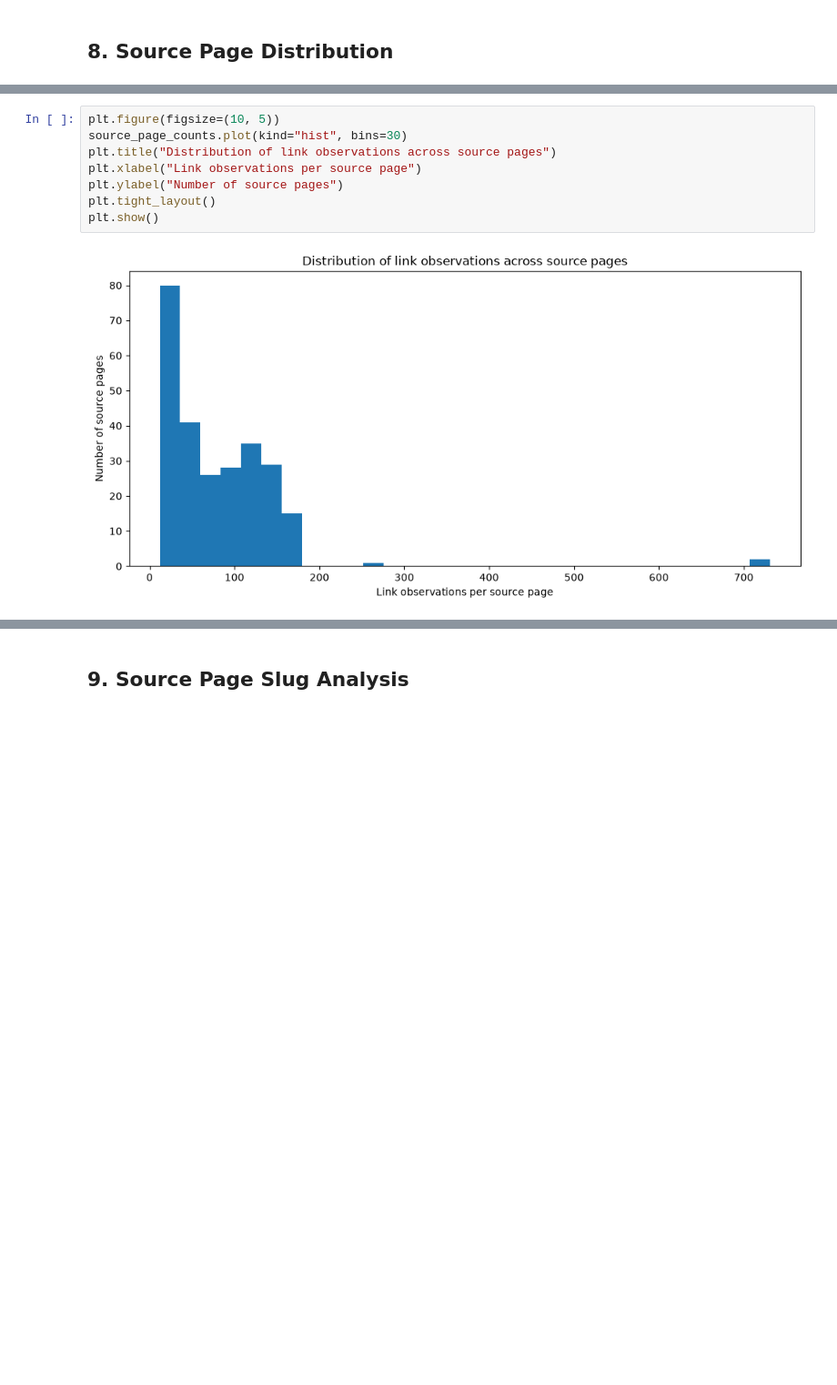
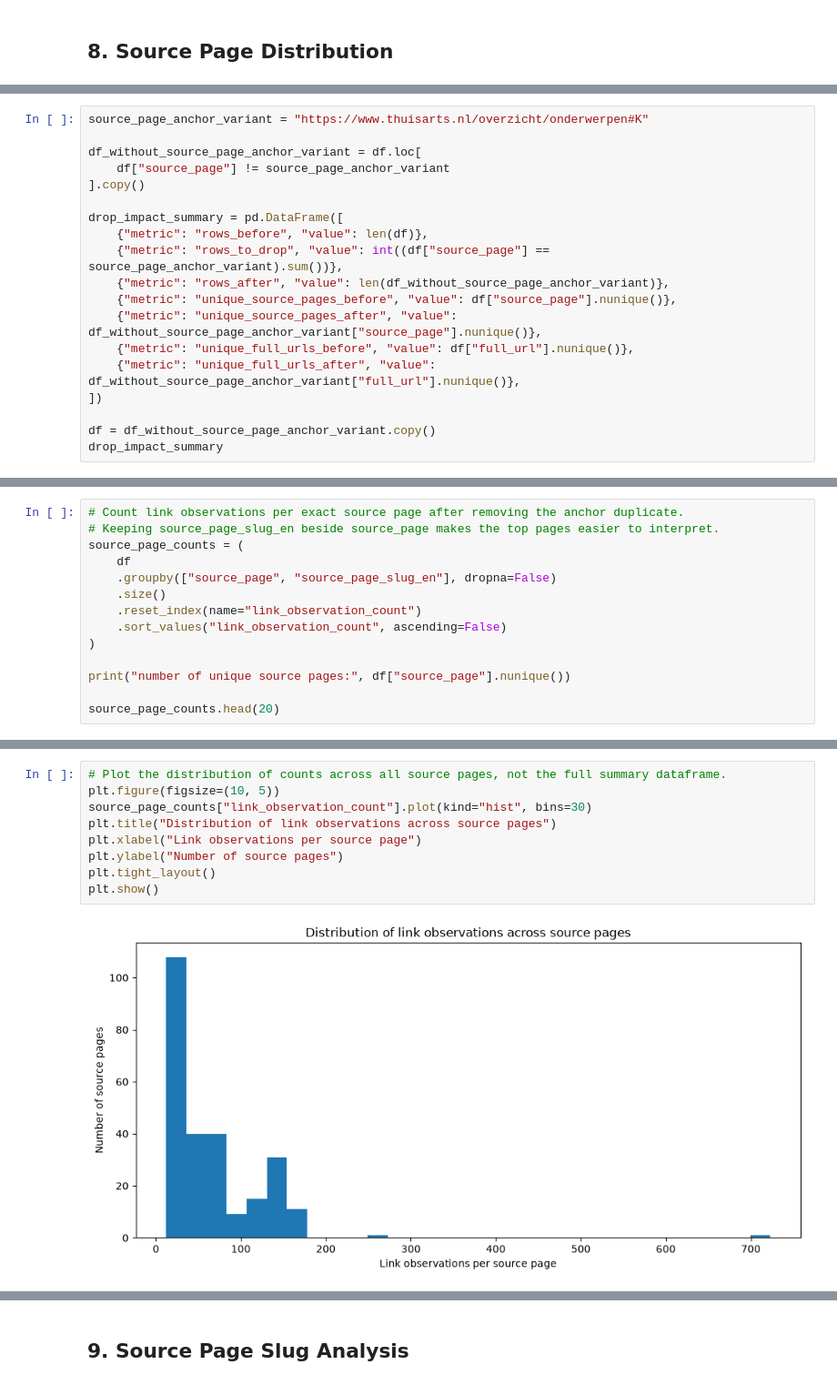
Before and after one commit to MosElAgab/Cancer-Support-Netherlands-CSN, a Jupyter notebook: new/notebooks/C_discovered_links_analysis.ipynb, the cells around one changed output, grey strips where cells are left out. Shown at 91% size. Drawn from its saved outputs; the diff is of its cells as text; blank space fills up the shorter version.

Commit message:
improves C_discovered_links_analysis

```diff
--- a/new/notebooks/C_discovered_links_analysis.ipynb
+++ b/new/notebooks/C_discovered_links_analysis.ipynb
@@ -168,0 +312,19 @@ Name: count, dtype: int64
+# %%
+source_page_anchor_variant = "https://www.thuisarts.nl/overzicht/onderwerpen#K"
+
+df_without_source_page_anchor_variant = df.loc[
+    df["source_page"] != source_page_anchor_variant
+].copy()
+
+drop_impact_summary = pd.DataFrame([
+    {"metric": "rows_before", "value": len(df)},
+    {"metric": "rows_to_drop", "value": int((df["source_page"] == source_page_anchor_variant).sum())},
+    {"metric": "rows_after", "value": len(df_without_source_page_anchor_variant)},
+    {"metric": "unique_source_pages_before", "value": df["source_page"].nunique()},
+    {"metric": "unique_source_pages_after", "value": df_without_source_page_anchor_variant["source_page"].nunique()},
+    {"metric": "unique_full_urls_before", "value": df["full_url"].nunique()},
+    {"metric": "unique_full_urls_after", "value": df_without_source_page_anchor_variant["full_url"].nunique()},
+])
+
+df = df_without_source_page_anchor_variant.copy()
+drop_impact_summary
@@ -168,0 +348,14 @@ Name: count, dtype: int64
+# %%
+# Count link observations per exact source page after removing the anchor duplicate.
+# Keeping source_page_slug_en beside source_page makes the top pages easier to interpret.
+source_page_counts = (
+    df
+    .groupby(["source_page", "source_page_slug_en"], dropna=False)
+    .size()
+    .reset_index(name="link_observation_count")
+    .sort_values("link_observation_count", ascending=False)
+)
+
+print("number of unique source pages:", df["source_page"].nunique())
+
+source_page_counts.head(20)
@@ -179,10 +394,11 @@ plot_horizontal_counts(
 # %%
+# Plot the distribution of counts across all source pages, not the full summary dataframe.
 plt.figure(figsize=(10, 5))
-source_page_counts.plot(kind="hist", bins=30)
+source_page_counts["link_observation_count"].plot(kind="hist", bins=30)
 plt.title("Distribution of link observations across source pages")
 plt.xlabel("Link observations per source page")
 plt.ylabel("Number of source pages")
 plt.tight_layout()
 plt.show()
 # %% [output]
-[figure, old version]
+[figure, new version]
```
Also changed, not shown: parts of 52 cells of this notebook.
